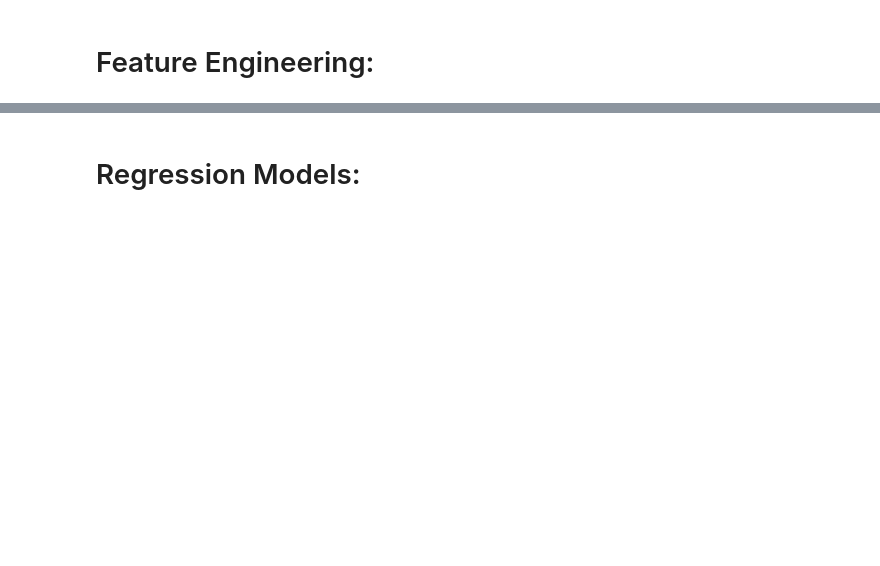
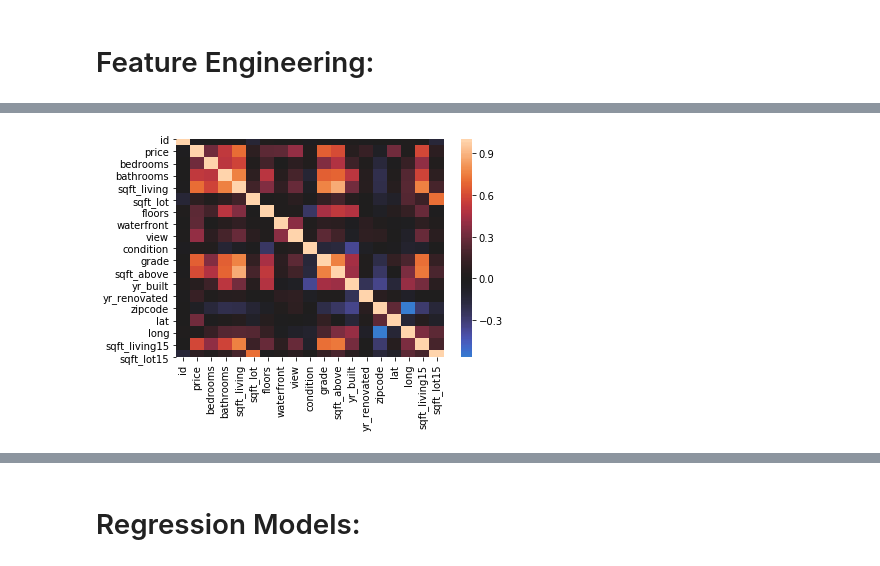
Before and after one commit to thomaskbrown18/Predicting_Home_Prices, a Jupyter notebook: student.ipynb, the cells around one changed output, grey strips where cells are left out. Saved outputs shown, nothing was run; the diff lists cells and outputs as text; code cells hidden in the pictures; blank space fills up the shorter version.

```diff
--- a/student.ipynb
+++ b/student.ipynb
@@ -227,0 +290,5 @@ df['date'] = pd.to_datetime(df['date'])
+# %%
+# Heatmap for quick visualization.
+sns.heatmap(df.corr(), center=0);
+# %% [output]
+[figure, added]
```
Also changed, not shown: parts of 38 cells of this notebook.
